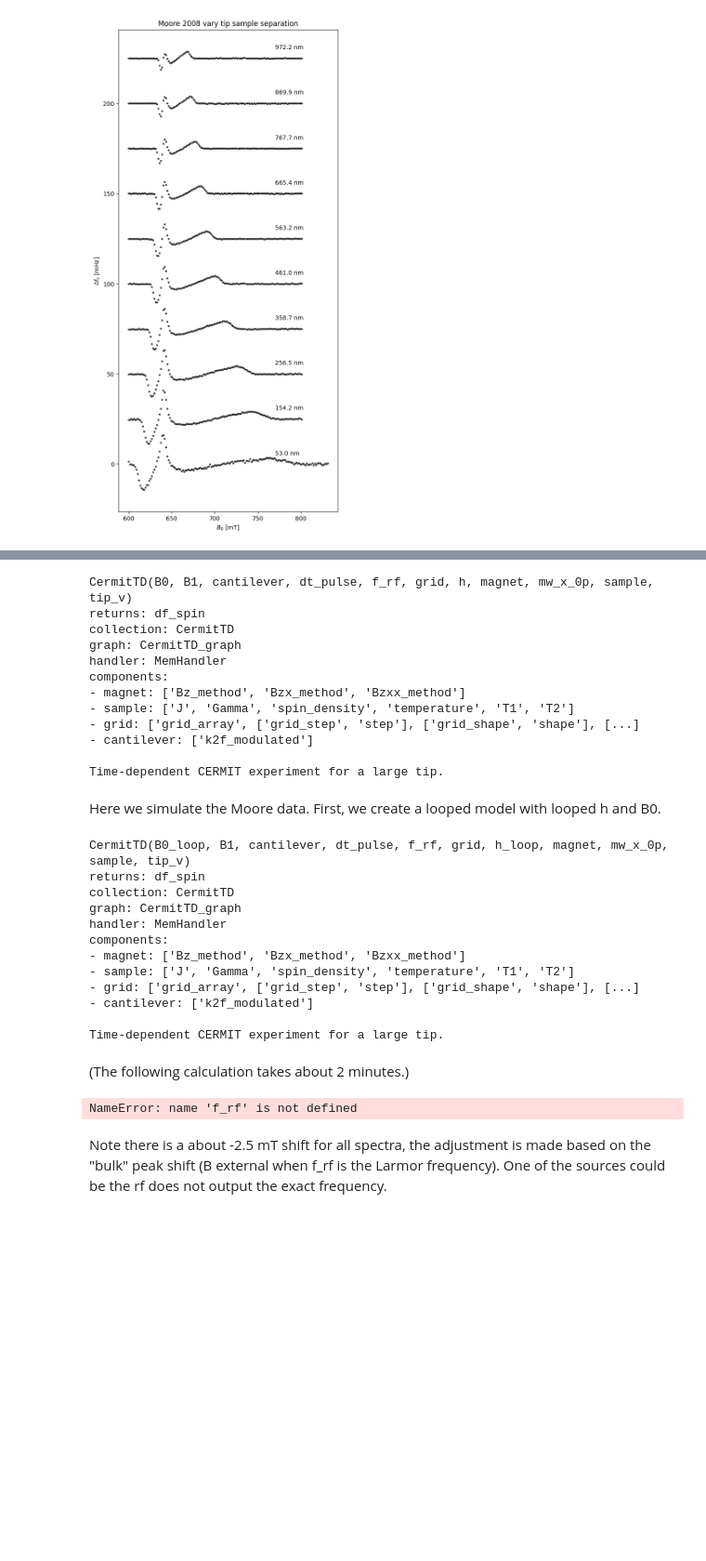
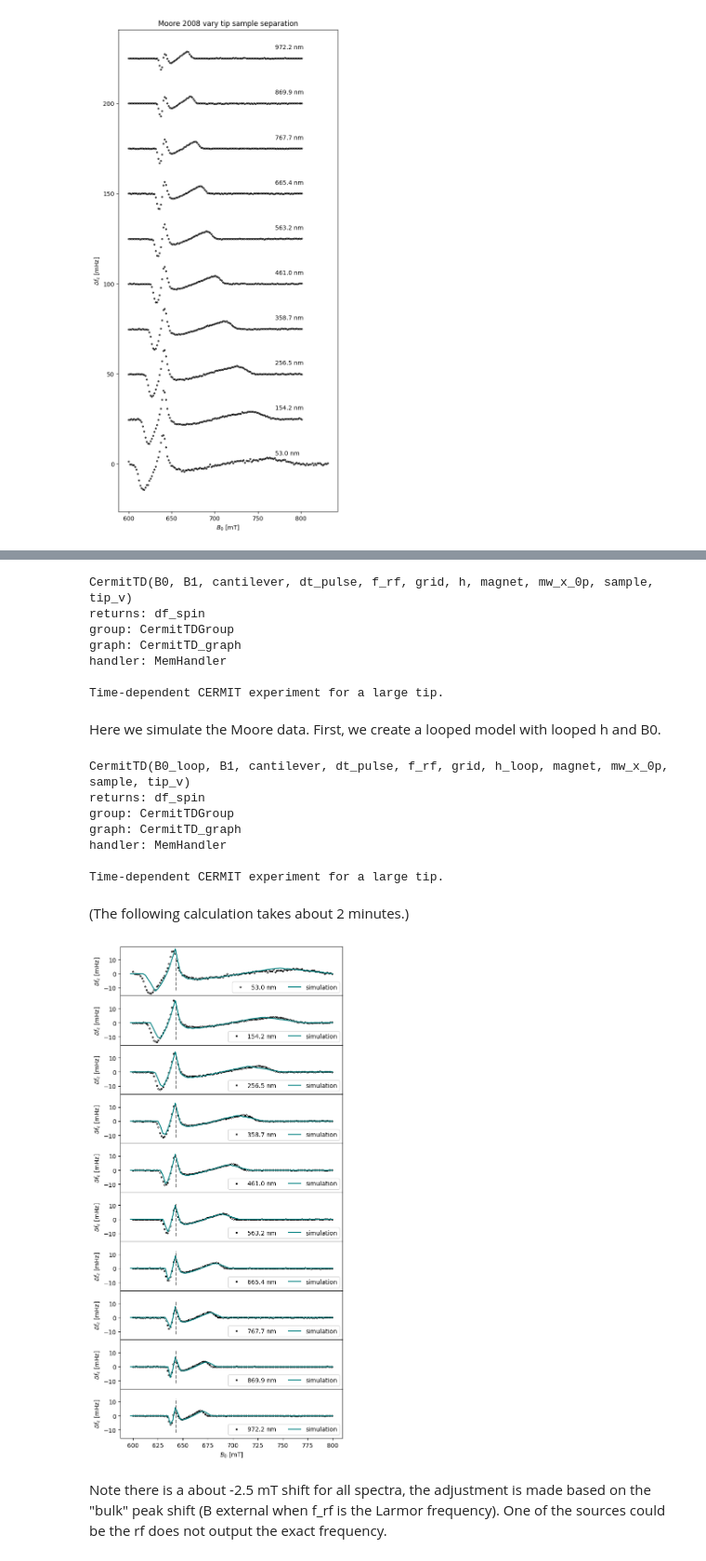
Before and after one commit to Marohn-Group/mrfmsim-examples, a Jupyter notebook: examples/example_cermittd_moore2009dec.ipynb, the cells around one changed output, grey strips where cells are left out. Shown: that part at 93% size. Cells and saved outputs as stored; diff of their text form; code cells hidden in the pictures; blank space fills up the shorter version.

```diff
--- a/examples/example_cermittd_moore2009dec.ipynb
+++ b/examples/example_cermittd_moore2009dec.ipynb
@@ -194,31 +195,32 @@ The large tip simulation is the "CermitTD" under the "CermitTDCollection"
 # %%
 from mrfmsim.component import SphereMagnet, Sample, Grid, Cantilever
 import numpy as np
-from mrfmsim.experiment import CermitTDCollection
-from mrfmsim.shortcut import loop_shortcut
+from mrfmsim.experiment import CermitTDGroup
+from mmodel.shortcut import loop_shortcut
 
 
-CermitTD = CermitTDCollection["CermitTD"]
+CermitTD = CermitTDGroup.experiments["CermitTD"]
 print(CermitTD)
 # %% [output]
 CermitTD(B0, B1, cantilever, dt_pulse, f_rf, grid, h, magnet, mw_x_0p, sample,
 tip_v)
 returns: df_spin
-collection: CermitTD
+group: CermitTDGroup
 graph: CermitTD_graph
 handler: MemHandler
-components:
-- magnet: ['Bz_method', 'Bzx_method', 'Bzxx_method']
-- sample: ['J', 'Gamma', 'spin_density', 'temperature', 'T1', 'T2']
-- grid: ['grid_array', ['grid_step', 'step'], ['grid_shape', 'shape'], [...]
-- cantilever: ['k2f_modulated']
 
 Time-dependent CERMIT experiment for a large tip.
 # %%
-magnet = SphereMagnet(radius=1375.9, mu0_Ms=523.1, origin=[0, 1375.9, 0.0])
+magnet = SphereMagnet(
+    magnet_radius=1375.9, mu0_Ms=523.1, magnet_origin=[0, 1375.9, 0.0]
+)
 sample = Sample(spin="e", T1=1.3e-3, T2=0.45e-6, spin_density=0.0241, temperature=11.0)
 # eric moore spam geometry, very shallow grid
-grid = Grid(shape=(1001, 11, 1001), step=[20.0, 20.0, 30.0], origin=[0.0, -100.0, 0.0])
+grid = Grid(
+    grid_shape=(501, 11, 1101),
+    grid_step=[20.0, 20.0, 20.0],
+    grid_origin=[0.0, -100.0, 0.0],
+)
 cantilever = Cantilever(k_c=7.8e2, f_c=5.512e3)
 
 # we use the same coil constant
@@ -243,21 +245,18 @@ print(CermitTD_looped)
 CermitTD(B0_loop, B1, cantilever, dt_pulse, f_rf, grid, h_loop, magnet, mw_x_0p,
 sample, tip_v)
 returns: df_spin
-collection: CermitTD
+group: CermitTDGroup
 graph: CermitTD_graph
 handler: MemHandler
-components:
-- magnet: ['Bz_method', 'Bzx_method', 'Bzxx_method']
-- sample: ['J', 'Gamma', 'spin_density', 'temperature', 'T1', 'T2']
-- grid: ['grid_array', ['grid_step', 'step'], ['grid_shape', 'shape'], [...]
-- cantilever: ['k2f_modulated']
 
 Time-dependent CERMIT experiment for a large tip.
 # %% [markdown]
 (The following calculation takes about 2 minutes.)
 # %%
 h_list = [[0, sep, 0] for sep in data.keys()]
-B0_list = np.arange(605.0, 805.0, 2.5)
+B0_list = np.arange(600, 805, 2.5)
+# B0_list = np.arange(605.0, 805.0, 25)
+# B0_list = np.array([627.5, 633.5, 640, 645, 657.5, 707.5, 725])
 
 df_spin_list = CermitTD_looped(
     B0_list, B1, cantilever, dt_step, f_rf, grid, h_list, magnet, x_0p, sample, tip_v
@@ -268,49 +267,50 @@ df_spin_list = CermitTD_looped(
 B_larmor = f_rf / sample.Gamma * 2 * np.pi
 B_larmor
 
-fig = plt.figure(figsize=(4, 16))
+fig = plt.figure(figsize=(6, 12))
 
 gs = fig.add_gridspec(len(data), hspace=0.0)
 axs = gs.subplots(sharex=True, sharey=True)
 
 for i, d in enumerate(data.keys()):
     axs[i].plot(
-        data[d].F * 100,
-        data[d].X * 1000.0,
+        data[d].F[0:134] * 100,
+        data[d].X[0:134] * 1000.0,
         "o",
         mfc="none",
         color="black",
         markersize=2,
         label=f"{d} nm",
     )
     axs[i].plot(
         B0_list - 2.5, np.array(df_spin_list[i]), "-", color="teal", label="simulation"
     )
     axs[i].vlines(
         x=B_larmor - 2.5,
         ymin=-12,
         ymax=12,
         color="grey",
         linestyles="dashed",
         # label="Larmor",
     )
 
-    axs[i].legend(loc="upper right")
+    axs[i].legend(loc="lower right", ncol=2)
+    # axs[i].set_ylim([np.min(df_spin_list[i]) - 10, np.max(df_spin_list[i]) + 12])
 
 for ax in axs.flat:
     ax.label_outer()
     ax.set_xlabel("$B_0$ [mT]")
     ax.set_ylabel("$\delta f_c$ [mHz]")
 
-axs[0].set_title(
-    "Fit comparison Moore 2008,\n $^e, 11 K, 0.0241 nm$^{-3}$ spins, "
-    "\n 1.3 ms $T_1$, 0.45 $\mathrm{\mu}$s $T_2$, 18.1 GHz $f_\mathrm{rf}$, 2.89 $\mathrm{\mu}$T $B_1$"
-)
+# axs[0].set_title(
+#     "Fit comparison Moore 2008,\n $^e, 11 K, 0.0241 nm$^{-3}$ spins, "
+#     "\n 1.3 ms $T_1$, 0.45 $\mathrm{\mu}$s $T_2$, 18.1 GHz $f_\mathrm{rf}$, 2.89 $\mathrm{\mu}$T $B_1$"
+# )
 plt.tight_layout()
-plt.savefig("figures/moore_fit_comparison.pdf")
+plt.savefig("figures/moore_fit_comparison.pdf", bbox_inches="tight")
 plt.show()
 # %% [output]
-NameError: name 'f_rf' is not defined
+[figure, added]
 # %% [markdown]
 Note there is a about -2.5 mT shift for all spectra, the adjustment is made based on the "bulk" peak shift (B external when f_rf is the Larmor frequency). One of the sources could be the rf does not output the exact frequency.
 # %% [markdown]
```
Also changed, not shown: parts of 18 cells of this notebook, 7 other files.
